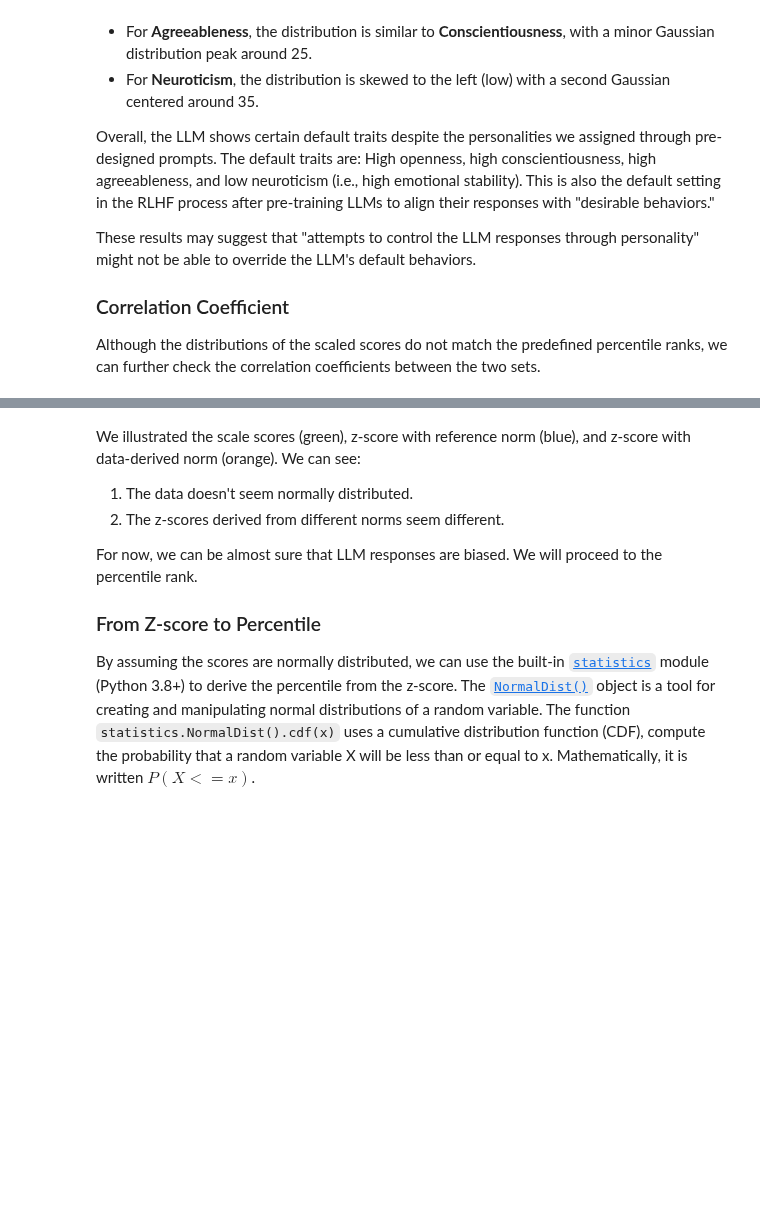
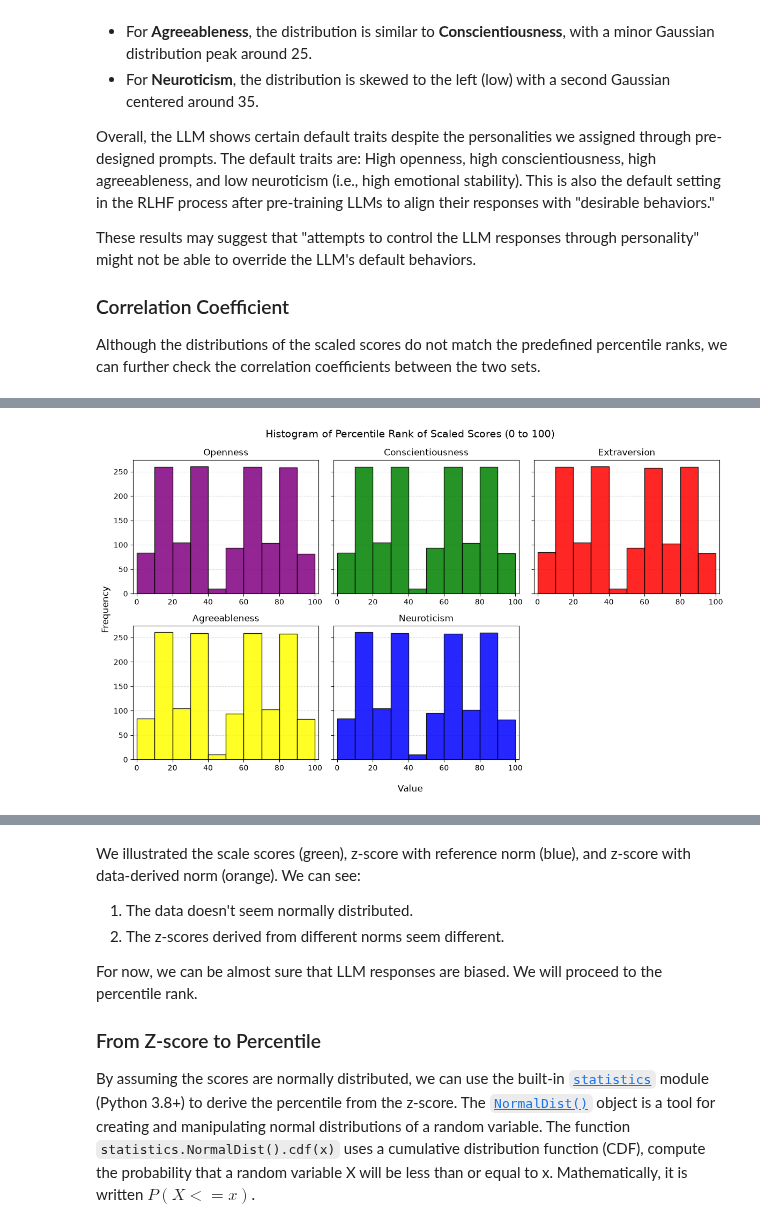
Before and after one commit to tingsyo/ai-subject, a Jupyter notebook: likert_questionnaire/reports/03_Evaluating_the_Big-Five_Loop.ipynb, the cells around one changed output, grey strips where cells are left out. Saved outputs shown, nothing was run; the diff lists cells and outputs as text; code cells hidden in the pictures; blank space fills up the shorter version.

```diff
--- a/likert_questionnaire/reports/03_Evaluating_the_Big-Five_Loop.ipynb
+++ b/likert_questionnaire/reports/03_Evaluating_the_Big-Five_Loop.ipynb
@@ -409,0 +435,85 @@ We can also derive the mean and standard deviation from the 1,516 responses.
+# %%
+# Plot for OCEAN
+presets = [df_results['pr_o_orig'],df_results['pr_c_orig'],df_results['pr_e_orig'],df_results['pr_a_orig'],df_results['pr_n_orig']]
+datasets = [df_results['score_o'],df_results['score_c'],df_results['score_e'],df_results['score_a'],df_results['score_n']]
+datasets_pr = [df_results['pr_o_resp'],df_results['pr_c_resp'],df_results['pr_e_resp'],df_results['pr_a_resp'],df_results['pr_n_resp']]
+traits = ["Openness", "Conscientiousness", "Extraversion", "Agreeableness", "Neuroticism"]
+colors = ["purple", "green", "red", "yellow", "blue"]
+
+# For presets
+bin_edges = np.linspace(0, 100, 11)  # 10 bins of width 5
+# Set up a 2x3 figure layout
+fig, axes = plt.subplots(nrows=2, ncols=3, figsize=(12, 7), sharex=False, sharey=True)
+flat_axes = axes.flatten()
+
+# Plot each histogram using a consistent format
+for i, (ax, data) in enumerate(zip(flat_axes, presets)):
+    ax.hist(data, bins=bin_edges, color=colors[i], edgecolor="black", alpha=0.85)
+    ax.set_title(traits[i], fontsize=12)
+    ax.set_xlim(-2, 102)
+    ax.grid(axis="y", linestyle="--", alpha=0.5)
+    ax.set_axisbelow(True)
+
+# Turn off the empty 6th subplot
+flat_axes[5].axis("off")
+
+# Global axis labels
+fig.supxlabel("Value", fontsize=12)
+fig.supylabel("Frequency", fontsize=12)
+fig.suptitle("Histogram of Pre-Defined Percentile Rank (0 to 100)", fontsize=14, y=0.98)
+
+plt.tight_layout()
+plt.show()
+
+
+# For Scale scores
+bin_edges = np.linspace(10, 50, 21)  # 20 bins of width 2
+# Set up a 2x3 figure layout
+fig, axes = plt.subplots(nrows=2, ncols=3, figsize=(12, 7), sharex=False, sharey=True)
+flat_axes = axes.flatten()
+
+# Plot each histogram using a consistent format
+for i, (ax, data) in enumerate(zip(flat_axes, datasets)):
+    ax.hist(data, bins=bin_edges, color=colors[i], edgecolor="black", alpha=0.85)
+    ax.set_title(traits[i], fontsize=12)
+    ax.set_xlim(9, 51)
+    ax.grid(axis="y", linestyle="--", alpha=0.5)
+    ax.set_axisbelow(True)
+
+# Turn off the empty 6th subplot
+flat_axes[5].axis("off")
+
+# Global axis labels
+fig.supxlabel("Value", fontsize=12)
+fig.supylabel("Frequency", fontsize=12)
+fig.suptitle("Histogram of Scale Scores (10 to 50)", fontsize=14, y=0.98)
+
+plt.tight_layout()
+plt.show()
+
+
+# For PR of scale scores
+# For Scale scores
+bin_edges = np.linspace(0, 100, 11)  # 20 bins of width 2
+# Set up a 2x3 figure layout
+fig, axes = plt.subplots(nrows=2, ncols=3, figsize=(12, 7), sharex=False, sharey=True)
+flat_axes = axes.flatten()
+
+for i, (ax, data) in enumerate(zip(flat_axes, datasets_pr)):
+    ax.hist(data, bins=bin_edges, color=colors[i], edgecolor="black", alpha=0.85)
+    ax.set_title(traits[i], fontsize=12)
+    ax.set_xlim(-2, 102)
+    ax.grid(axis="y", linestyle="--", alpha=0.5)
+    ax.set_axisbelow(True)
+
+# Turn off the empty 6th subplot
+flat_axes[5].axis("off")
+
+# Global axis labels
+fig.supxlabel("Value", fontsize=12)
+fig.supylabel("Frequency", fontsize=12)
+fig.suptitle("Histogram of Percentile Rank of Scaled Scores (0 to 100)", fontsize=14, y=0.98)
+
+plt.tight_layout()
+plt.show()
+# %% [output]
@@ -409,0 +522 @@ We can also derive the mean and standard deviation from the 1,516 responses.
+[figure, added]
```
Also changed, not shown: parts of 5 cells of this notebook.
